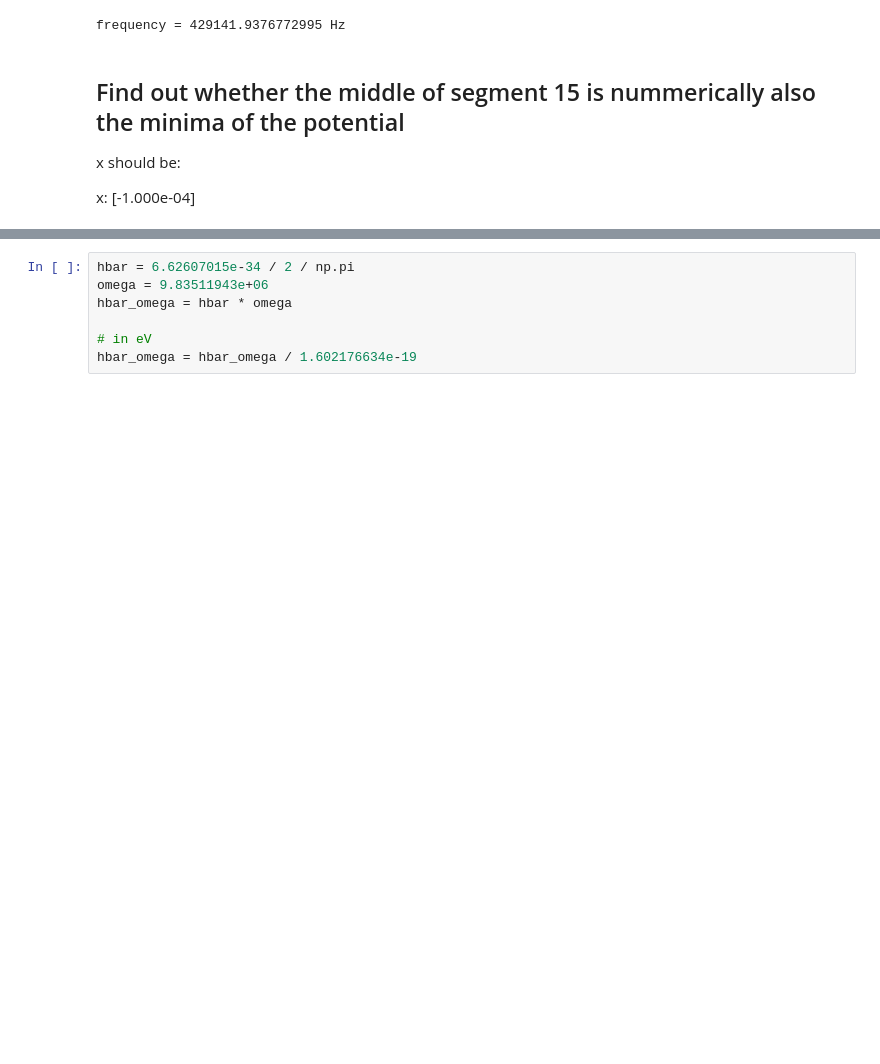
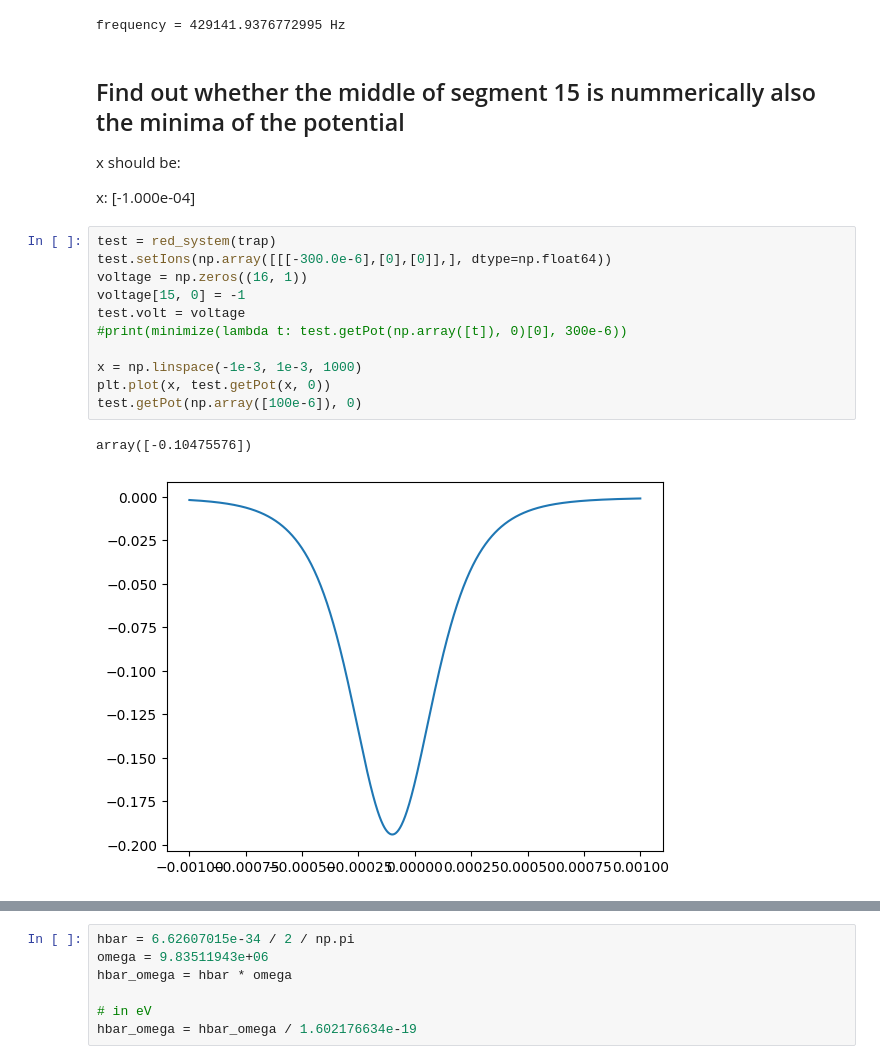
Before and after one commit to OnekaSingh/QC-Filter-Precompensation, a Jupyter notebook: Oneka/reworked.ipynb, the cells around one changed output, grey strips where cells are left out. Drawn from its saved outputs; the diff is of its cells as text; blank space fills up the shorter version.

```diff
--- a/Oneka/reworked.ipynb
+++ b/Oneka/reworked.ipynb
@@ -209,6 +209,20 @@ frequency = 429141.9376772995 Hz
 x should be:
 
 x: [-1.000e-04]
+# %%
+test = red_system(trap)
+test.setIons(np.array([[[-300.0e-6],[0],[0]],], dtype=np.float64))
+voltage = np.zeros((16, 1))
+voltage[15, 0] = -1
+test.volt = voltage
+#print(minimize(lambda t: test.getPot(np.array([t]), 0)[0], 300e-6))
+
+x = np.linspace(-1e-3, 1e-3, 1000)
+plt.plot(x, test.getPot(x, 0))
+test.getPot(np.array([100e-6]), 0)
+# %% [output]
+array([-0.10475576])
+[figure, added]
 # %%
 redtrap = red_system(trap)
 redtrap.setIons(np.array([[[-300.0e-6],[0],[0]],], dtype=np.float64))
```
Also changed, not shown: parts of 32 cells of this notebook, 2 other files.
